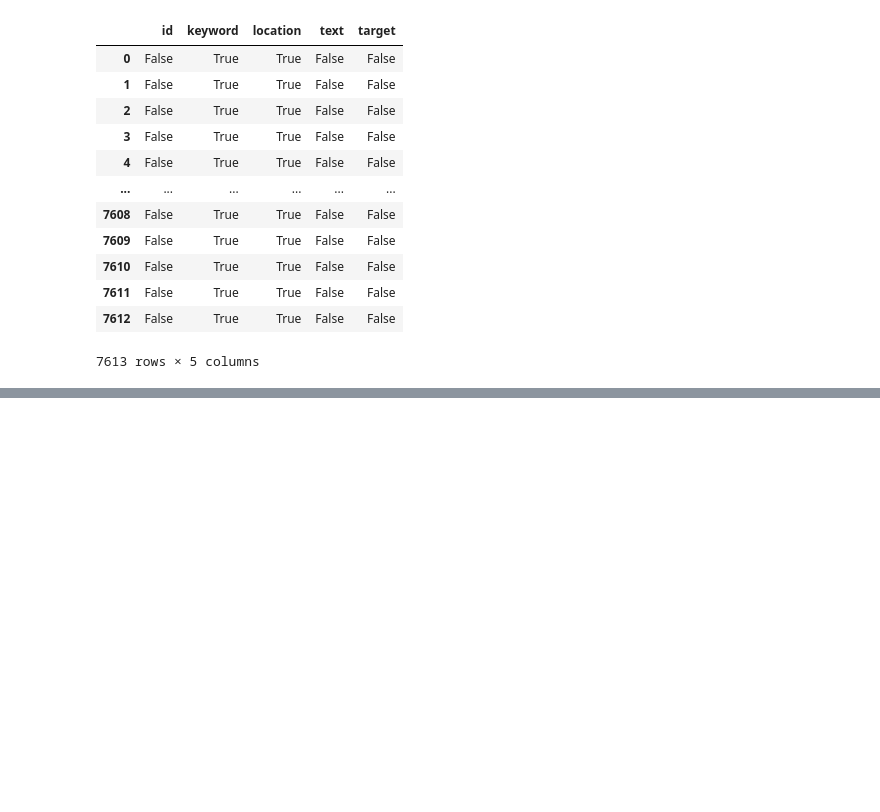
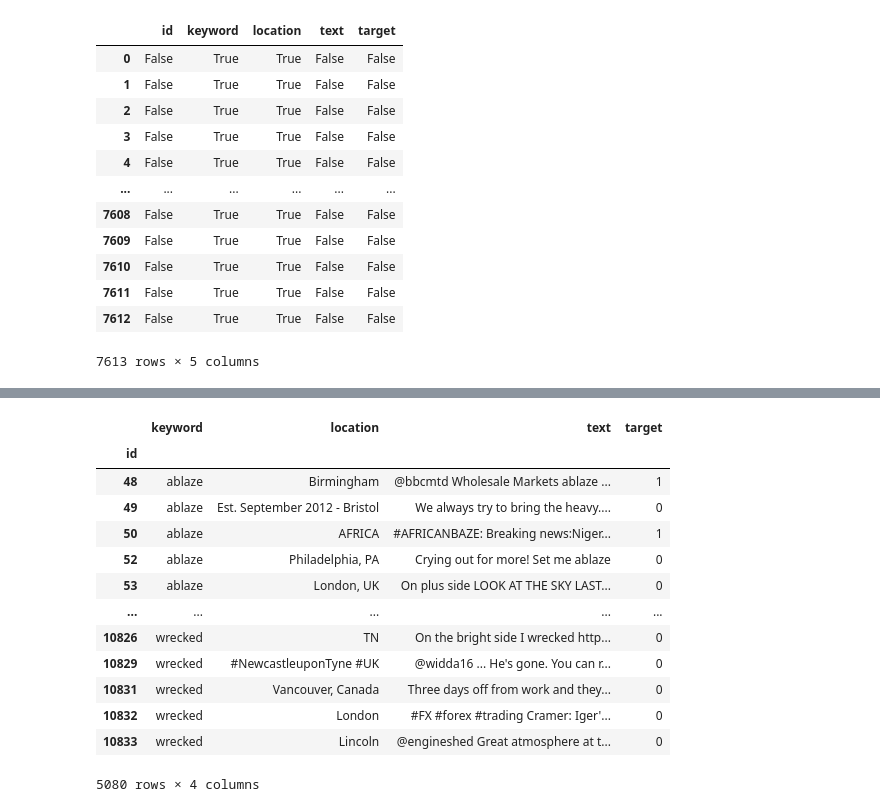
Before and after one commit to jdr98/JabaliSalvajeTP1, a Jupyter notebook: Copia_de_TP1_Jabali_Salvaje.ipynb, the cells around one changed output, grey strips where cells are left out. Cells and saved outputs as stored; diff of their text form; code cells hidden in the pictures; blank space fills up the shorter version.

```diff
--- a/Copia_de_TP1_Jabali_Salvaje.ipynb
+++ b/Copia_de_TP1_Jabali_Salvaje.ipynb
@@ -163,0 +199,19 @@ df.isnull()
+# %%
+#Defino Id como indice
+df_id = df.set_index(['id'])
+df_id
+# %% [output]
+|  | keyword | location | text | target |
+| id |  |  |  |  |
+| 48 | ablaze | Birmingham | @bbcmtd Wholesale Markets ablaze ... | 1 |
+| 49 | ablaze | Est. September 2012 - Bristol | We always try to bring the heavy.... | 0 |
+| 50 | ablaze | AFRICA | #AFRICANBAZE: Breaking news:Niger... | 1 |
+| 52 | ablaze | Philadelphia, PA | Crying out for more! Set me ablaze | 0 |
+| 53 | ablaze | London, UK | On plus side LOOK AT THE SKY LAST... | 0 |
+| ... | ... | ... | ... | ... |
+| 10826 | wrecked | TN | On the bright side I wrecked http... | 0 |
+| 10829 | wrecked | #NewcastleuponTyne #UK | @widda16 ... He's gone. You can r... | 0 |
+| 10831 | wrecked | Vancouver, Canada | Three days off from work and they... | 0 |
+| 10832 | wrecked | London | #FX #forex #trading Cramer: Iger'... | 0 |
+| 10833 | wrecked | Lincoln | @engineshed Great atmosphere at t... | 0 |
+5080 rows × 4 columns
```
Also changed, not shown: parts of 6 cells of this notebook.
